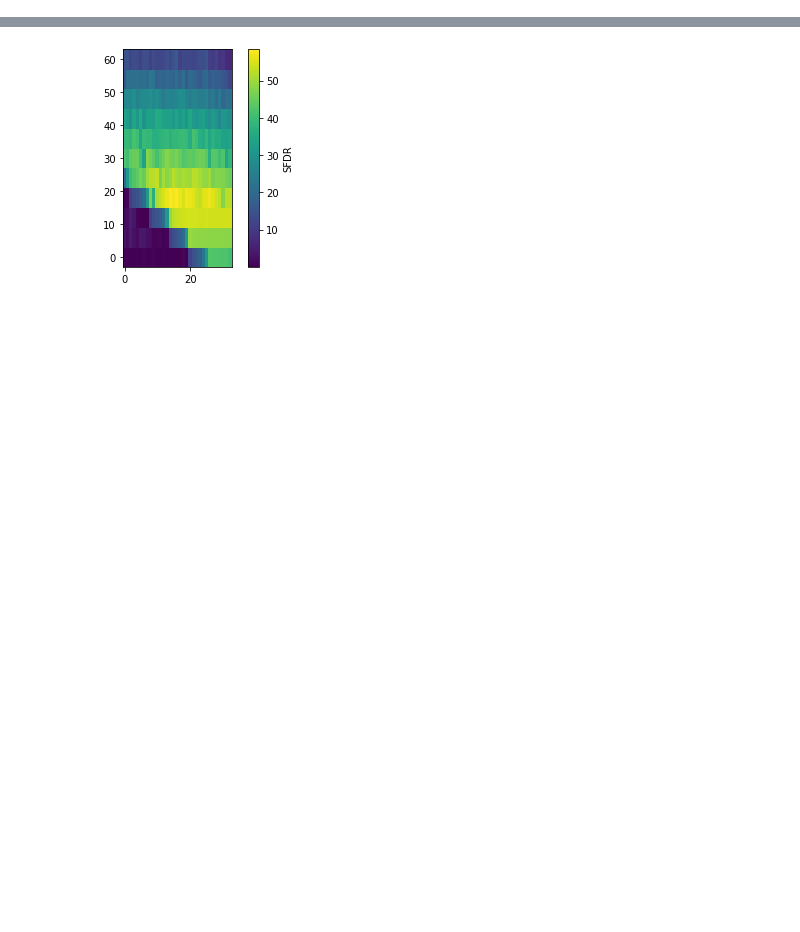
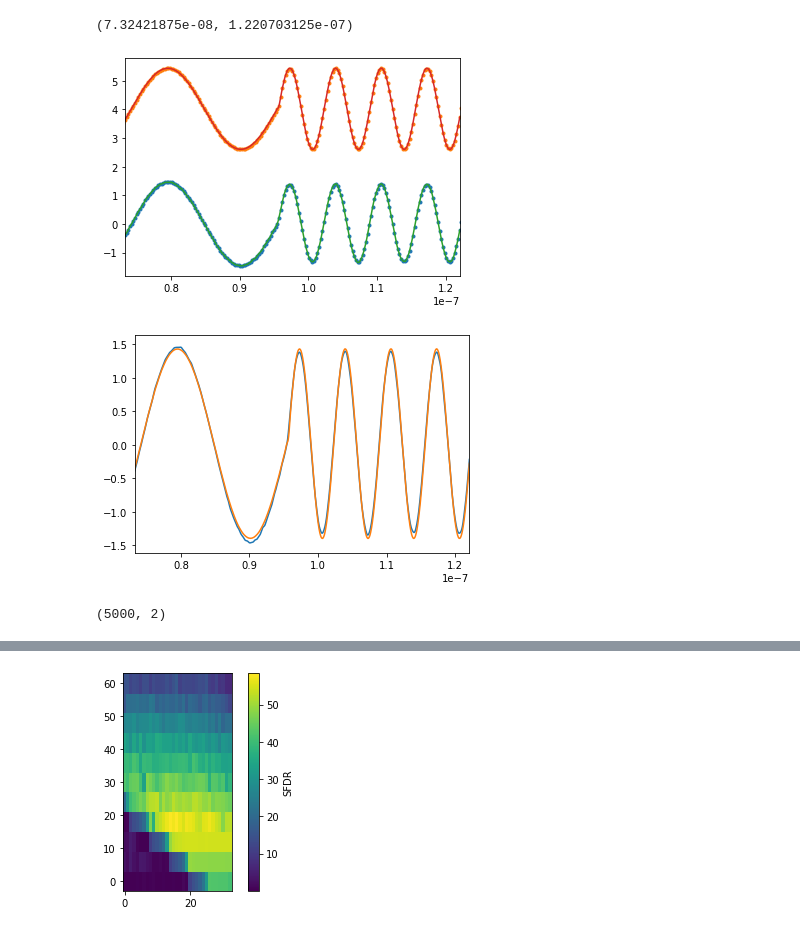
Before and after one commit to qnngroup/rfsoc_dds, a Jupyter notebook: pynq/dds_loopback_overlay.ipynb, the cells around one changed output, grey strips where cells are left out. Saved outputs shown, nothing was run; the diff lists cells and outputs as text; code cells hidden in the pictures; blank space fills up the shorter version.

```diff
--- a/pynq/dds_loopback_overlay.ipynb
+++ b/pynq/dds_loopback_overlay.ipynb
@@ -9 +65,26 @@ ol = DDSOverlay(bitfile_name='hw/top.bit',dbg=False,plot=False,n_buffers=1,downl
+# %%
+delta_n = 691
+OSR = 256
+tvec_0 = np.linspace(0,(raw.shape[0]-delta_n)/ol.f_samp,raw.shape[0]-delta_n,endpoint=False)
+tvec_1 = np.linspace(0,raw.shape[0]/ol.f_samp,raw.shape[0],endpoint=False)
+tvec_osr_0 = np.linspace(0,(raw.shape[0]-delta_n)/ol.f_samp,(raw.shape[0]-delta_n)*OSR,endpoint=False)
+tvec_osr_1 = np.linspace(0,raw.shape[0]/ol.f_samp,raw.shape[0]*OSR,endpoint=False)
+plt.figure()
+plt.plot(tvec_0, raw[delta_n:,0], '.')
+plt.plot(tvec_1, raw[:,1] + 4, '.')
+plt.plot(tvec_osr_0, scipy.signal.resample_poly(raw[delta_n:,0], OSR, 1), '-')
+plt.plot(tvec_osr_1, scipy.signal.resample_poly(raw[:,1], OSR, 1) + 4, '-')
+plt.xlim([300/ol.f_samp, 500/ol.f_samp])
+plt.figure()
+plt.plot(tvec_osr_0, scipy.signal.resample_poly(raw[delta_n:,0], OSR, 1), '-')
+plt.plot(tvec_osr_1, scipy.signal.resample_poly(raw[:,1], OSR, 1), '-')
+plt.xlim([300/ol.f_samp, 500/ol.f_samp])
+# %% [output]
+(7.32421875e-08, 1.220703125e-07)
+[figure, added]
+[figure, added]
+# %%
+tvec_0
+# %% [output]
+(5000, 2)
 # %%
```
Also changed, not shown: parts of 10 cells of this notebook, 14 other files.
